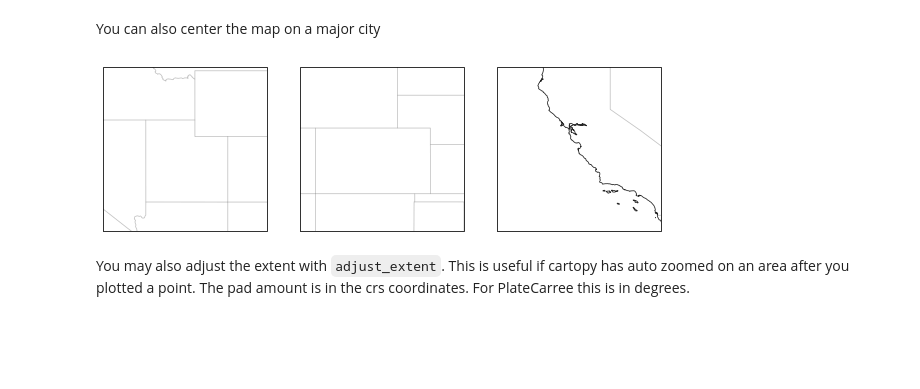
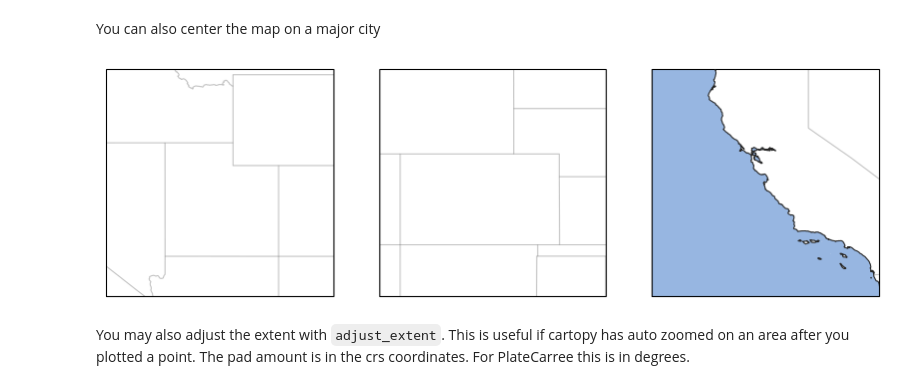
Before and after one commit to blaylockbk/Carpenter_Workshop, a Jupyter notebook: notebooks/demo_cartopy_tools.ipynb, the cells around one changed output. Cells and saved outputs as stored; diff of their text form; code cells hidden in the pictures; blank space fills up the shorter version.

```diff
--- a/notebooks/demo_cartopy_tools.ipynb
+++ b/notebooks/demo_cartopy_tools.ipynb
@@ -236,6 +201,6 @@ ax
 # %% [markdown]
 you can center the map at a point with `center_extent`
 # %%
-ax = common_features('10m').STATES().LAKES().ax
+ax = EasyMap('10m').STATES().LAKES().ax
 ax.center_extent(lat=40, lon=-120)
 # %% [output]
@@ -254,6 +219,6 @@ states = ['UT', 'MI', 'CA', 'NY']
 fig, axes = plt.subplots(1, len(states), subplot_kw={'projection': pc}, figsize=[10,5])
 
 for ax, st in zip(axes, states):
-    common_features('10m', ax=ax).STATES()
+    EasyMap('10m', ax=ax).STATES()
     ax.center_extent(state=st)
 # %% [output]
@@ -263,12 +232,12 @@ You can also center the map on a major city
 # %%
 cities = ['Provo', 'Denver', 'Monterey']
 fig, axes = plt.subplots(1, len(cities), subplot_kw={'projection': pc}, figsize=[10,5])
 
 for ax, city in zip(axes, cities):
-    common_features('10m', ax=ax).STATES()
+    EasyMap('10m', ax=ax).STATES().OCEAN()
     ax.center_extent(city=city)
 # %% [output]
-[figure, old version]
+[figure, new version]
 # %% [markdown]
 You may also adjust the extent with `adjust_extent`. This is useful if cartopy has auto zoomed on an area after you plotted a point. The pad amount is in the crs coordinates. For PlateCarree this is in degrees.
 # %%
```
Also changed, not shown: parts of 37 cells of this notebook, 8 other files.
